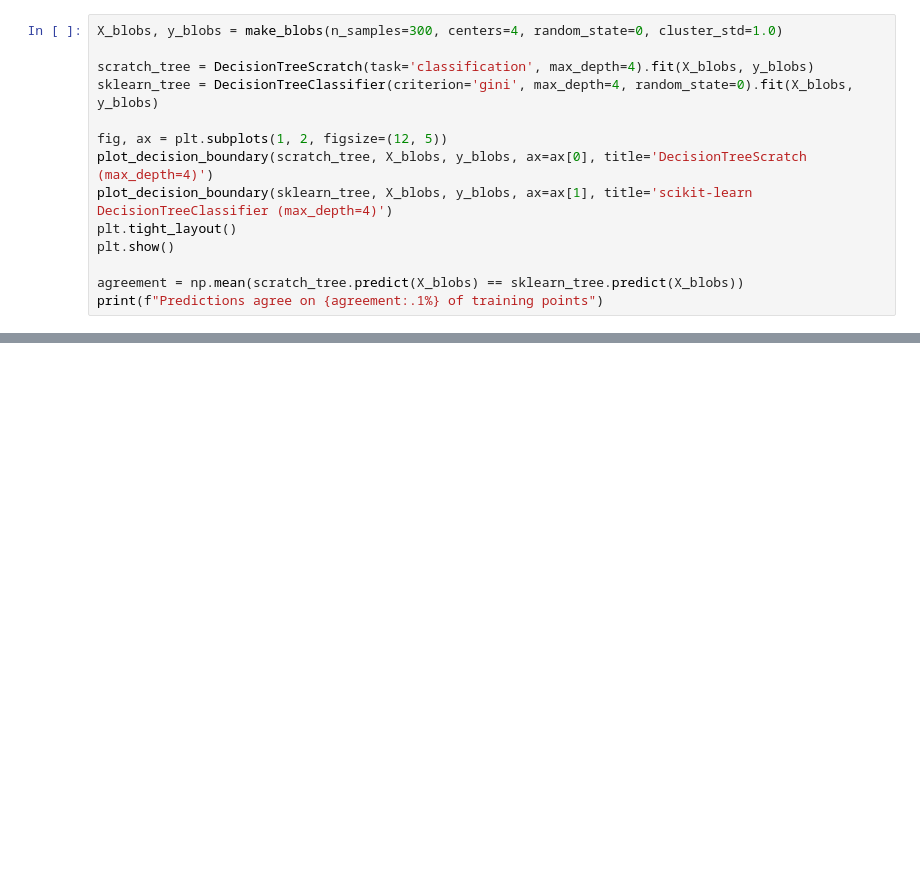
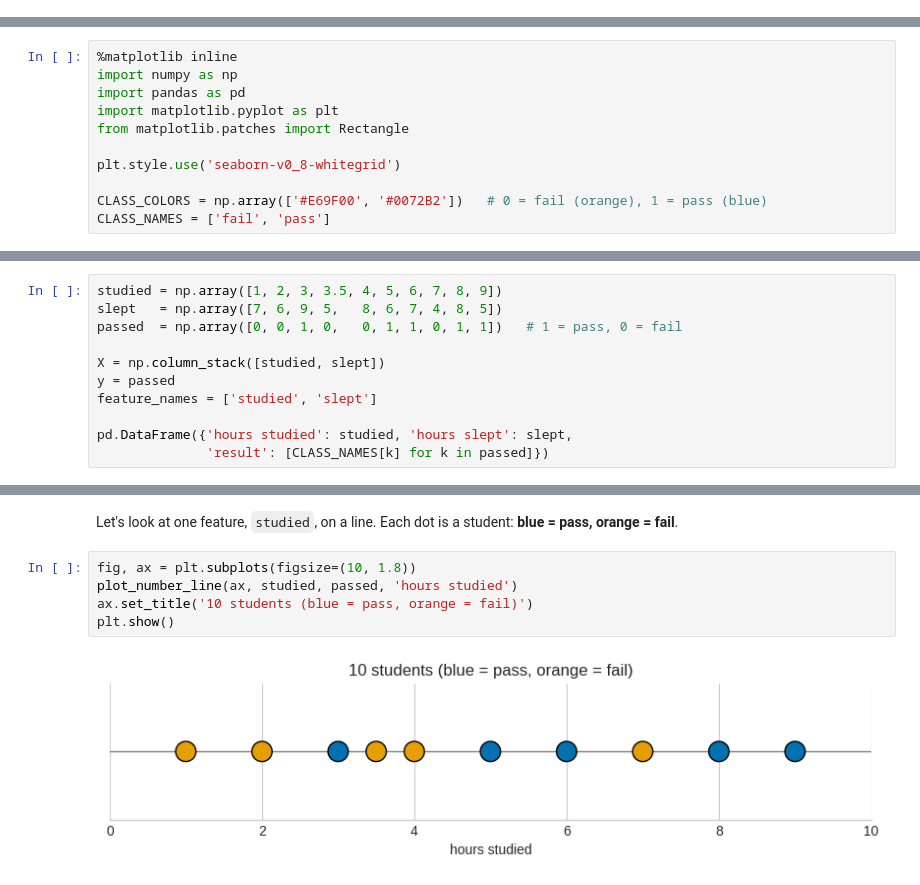
Before and after one commit to imagra93/ML-course-labs, a Jupyter notebook: machine_learning/lab - Decision Trees from scratch.ipynb, the cells around one changed output, grey strips where cells are left out. Saved outputs shown, nothing was run; the diff lists cells and outputs as text; blank space fills up the shorter version.

```diff
--- a/machine_learning/lab - Decision Trees from scratch.ipynb
+++ b/machine_learning/lab - Decision Trees from scratch.ipynb
@@ -316,14 +2,0 @@ def plot_decision_boundary(model, X, y, ax=None, title=None, cmap='rainbow'):
-# %%
-X_blobs, y_blobs = make_blobs(n_samples=300, centers=4, random_state=0, cluster_std=1.0)
-
-scratch_tree = DecisionTreeScratch(task='classification', max_depth=4).fit(X_blobs, y_blobs)
-sklearn_tree = DecisionTreeClassifier(criterion='gini', max_depth=4, random_state=0).fit(X_blobs, y_blobs)
-
-fig, ax = plt.subplots(1, 2, figsize=(12, 5))
-plot_decision_boundary(scratch_tree, X_blobs, y_blobs, ax=ax[0], title='DecisionTreeScratch (max_depth=4)')
-plot_decision_boundary(sklearn_tree, X_blobs, y_blobs, ax=ax[1], title='scikit-learn DecisionTreeClassifier (max_depth=4)')
-plt.tight_layout()
-plt.show()
-
-agreement = np.mean(scratch_tree.predict(X_blobs) == sklearn_tree.predict(X_blobs))
-print(f"Predictions agree on {agreement:.1%} of training points")
@@ -485,0 +18,11 @@ Both put almost all the importance on the petal measurements, which is where the
+# %%
+%matplotlib inline
+import numpy as np
+import pandas as pd
+import matplotlib.pyplot as plt
+from matplotlib.patches import Rectangle
+
+plt.style.use('seaborn-v0_8-whitegrid')
+
+CLASS_COLORS = np.array(['#E69F00', '#0072B2'])   # 0 = fail (orange), 1 = pass (blue)
+CLASS_NAMES = ['fail', 'pass']
@@ -485,0 +102,11 @@ Both put almost all the importance on the petal measurements, which is where the
+# %%
+studied = np.array([1, 2, 3, 3.5, 4, 5, 6, 7, 8, 9])
+slept   = np.array([7, 6, 9, 5,   8, 6, 7, 4, 8, 5])
+passed  = np.array([0, 0, 1, 0,   0, 1, 1, 0, 1, 1])   # 1 = pass, 0 = fail
+
+X = np.column_stack([studied, slept])
+y = passed
+feature_names = ['studied', 'slept']
+
+pd.DataFrame({'hours studied': studied, 'hours slept': slept,
+              'result': [CLASS_NAMES[k] for k in passed]})
@@ -485,0 +125,9 @@ Both put almost all the importance on the petal measurements, which is where the
+# %% [markdown]
+Let's look at one feature, `studied`, on a line. Each dot is a student: **blue = pass, orange = fail**.
+# %%
+fig, ax = plt.subplots(figsize=(10, 1.8))
+plot_number_line(ax, studied, passed, 'hours studied')
+ax.set_title('10 students (blue = pass, orange = fail)')
+plt.show()
+# %% [output]
+[figure, added]
```
Also changed, not shown: parts of 94 cells of this notebook, 2 other files.
